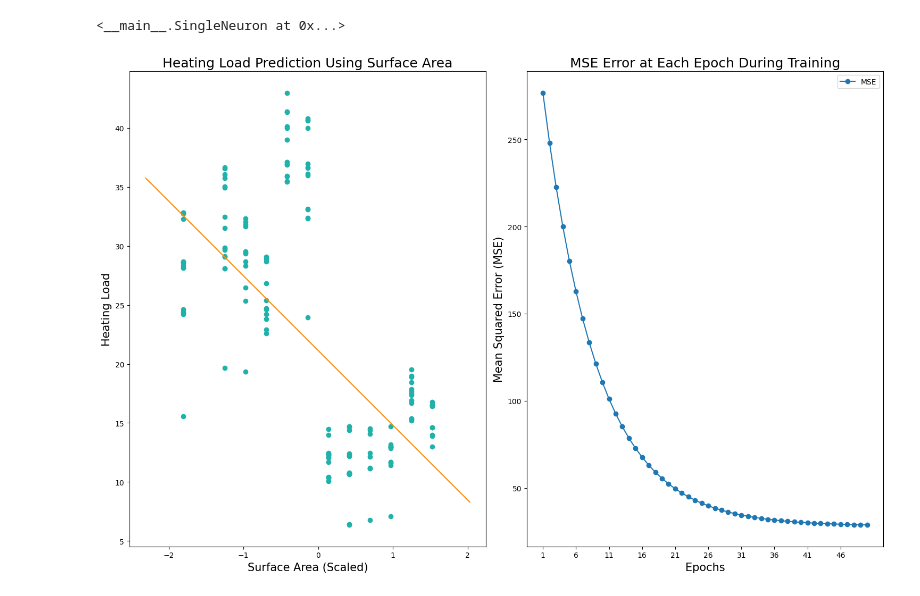
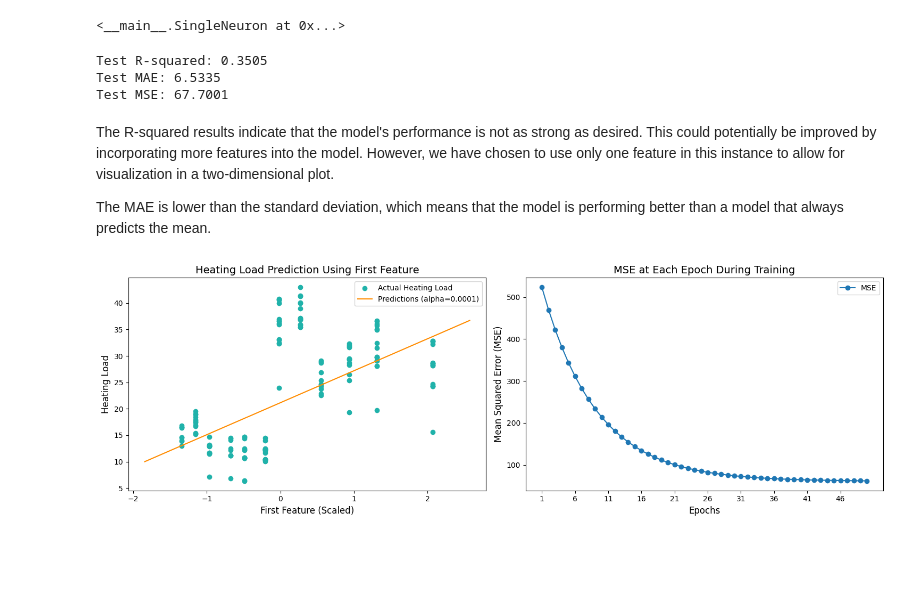
Before and after one commit to calbertiboms/INDE_577, a Jupyter notebook: Supervised Machine Learning/Linear Regression/Regression Neuron.ipynb, the cells around one changed output. Cells and saved outputs as stored; diff of their text form; code cells hidden in the pictures; blank space fills up the shorter version.

```diff
--- a/Supervised Machine Learning/Linear Regression/Regression Neuron.ipynb
+++ b/Supervised Machine Learning/Linear Regression/Regression Neuron.ipynb
@@ -30,7 +31,7 @@ print(df.head())
 # %%
 # Selection of X and y
 
-X = df['X2'].values.reshape(-1, 1)  # Surface area
+X = df['X1'].values.reshape(-1, 1)  # Surface area
 y = df['Y1'] # Heating Load
 # %% [markdown]
 # Data pre-processing
@@ -47,6 +58,15 @@ X_test_scaled = scaler.transform(X_test)
 # %% [markdown]
 # Single Neuron creation
 The Single Neuron class will simulate a single artificial neuron. In a neural network, a neuron is a fundamental unit that processes input data by applying a linear transformation (with weights and a bias) and then passes the result through an activation function.
+# %%
+# Define MAE and MSE functions
+def mean_absolute_error(y_true, y_pred):
+    """Calculate the Mean Absolute Error (MAE)."""
+    return np.mean(np.abs(y_true - y_pred))
+
+def mean_squared_error(y_true, y_pred):
+    """Calculate the Mean Squared Error (MSE)."""
+    return np.mean((y_true - y_pred) ** 2)
 # %%
 class SingleNeuron(object):
     """
@@ -114,39 +139,61 @@ node = SingleNeuron(activation_function=linear_activation)
 node.train(X_train_scaled, y_train, alpha=alpha, epochs=epochs)
 # %% [output]
 <__main__.SingleNeuron at 0x...>
+# %%
+# Make predictions on the test set
+y_test_pred = node.predict(X_test_scaled)
+
+# Calculate R-squared on the test set
+test_r2 = r2_score(y_test, y_test_pred)
+print(f"Test R-squared: {test_r2:.4f}")
+
+# Calculate MAE and MSE on the test set
+test_mae = mean_absolute_error(y_test, y_test_pred)
+test_mse = mean_squared_error(y_test, y_test_pred)
+
+print(f"Test MAE: {test_mae:.4f}")
+print(f"Test MSE: {test_mse:.4f}")
+# %% [output]
+Test R-squared: 0.3505
+Test MAE: 6.5335
+Test MSE: 67.7001
+# %% [markdown]
+The R-squared results indicate that the model's performance is not as strong as desired. This could potentially be improved by incorporating more features into the model. However, we have chosen to use only one feature in this instance to allow for visualization in a two-dimensional plot.
+
+
+The MAE is lower than the standard deviation, which means that the model is performing better than a model that always predicts the mean.
 # %%
 # Create the domain for plotting predictions
-domain = np.linspace(np.min(X_test_scaled[:, 0]) - .5, np.max(X_test_scaled[:, 0]) + .5, 100)
+domain = np.linspace(np.min(X_test_scaled[:, 0]) - 0.5, np.max(X_test_scaled[:, 0]) + 0.5, 100)
+domain_full = np.tile(domain.reshape(-1, 1), (1, X_train_scaled.shape[1]))
 
-# Fix the domain to match the number of features (which is 1 now)
-domain_full = domain.reshape(-1, 1)
-
-# Create subplots for both the prediction and the error plot
-fig, (ax1, ax2) = plt.subplots(1, 2, figsize=(15, 10))
+# Create subplots for both the prediction and the error plots
+fig, (ax1, ax2) = plt.subplots(1, 2, figsize=(15, 5))
 
 # First subplot: Scatter plot and prediction line
 ax1.scatter(X_test_scaled[:, 0], y_test, color="lightseagreen", label="Actual Heating Load")
 ax1.plot(domain, node.predict(domain_full), color='darkorange', label=f"Predictions (alpha={alpha})")
-ax1.set_xlabel("Surface Area (Scaled)", fontsize=15)
-ax1.set_ylabel("Heating Load", fontsize=15)
-ax1.set_title("Heating Load Prediction Using Surface Area", fontsize=18)
+ax1.set_xlabel("First Feature (Scaled)", fontsize=12)
+ax1.set_ylabel("Heating Load", fontsize=12)
+ax1.set_title("Heating Load Prediction Using First Feature", fontsize=14)
+ax1.legend()
 
 # Second subplot: MSE over epochs
-ax2.plot(range(1, len(node.errors_) + 1),
-         node.errors_,
+ax2.plot(range(1, len(node.mse_) + 1),
+         node.mse_,
          marker="o",
          label="MSE")
-ax2.set_xlabel("Epochs", fontsize=15)
-ax2.set_ylabel("Mean Squared Error (MSE)", fontsize=15)
-ax2.set_xticks(range(1, len(node.errors_) + 1, 5))
+ax2.set_xlabel("Epochs", fontsize=12)
+ax2.set_ylabel("Mean Squared Error (MSE)", fontsize=12)
+ax2.set_xticks(range(1, len(node.mse_) + 1, max(1, epochs // 10)))
 ax2.legend(fontsize=10)
-ax2.set_title("MSE Error at Each Epoch During Training", fontsize=18)
+ax2.set_title("MSE at Each Epoch During Training", fontsize=14)
 
 # Show the plots
 plt.tight_layout()
 plt.show()
 # %% [output]
-[figure, old version]
+[figure, new version]
 # %%
 # Other possible choices of learning rates
 alphas = [0.01, 0.05, 0.07, 0.09]
```
Also changed, not shown: parts of 5 cells of this notebook, 1 other file.
